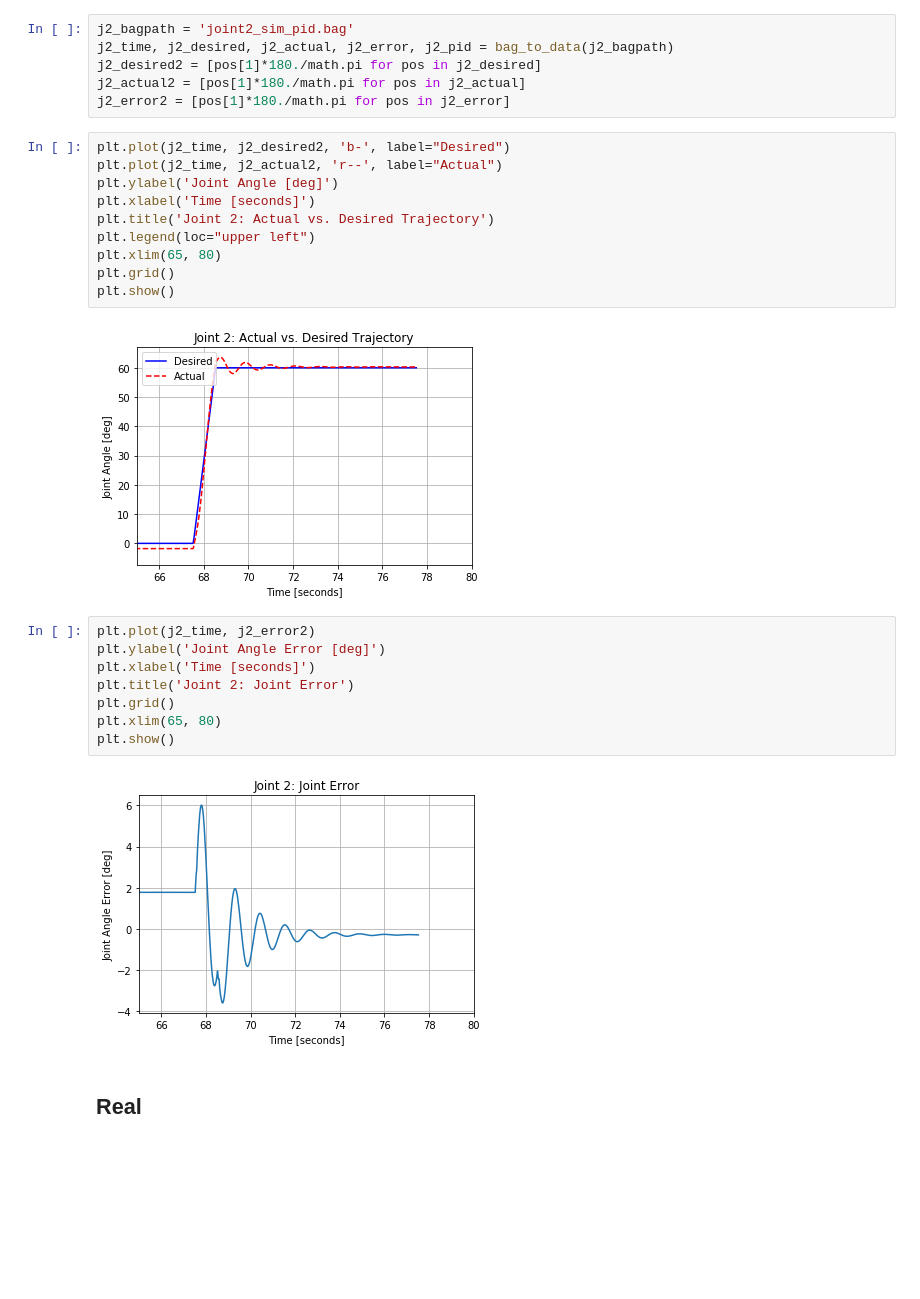
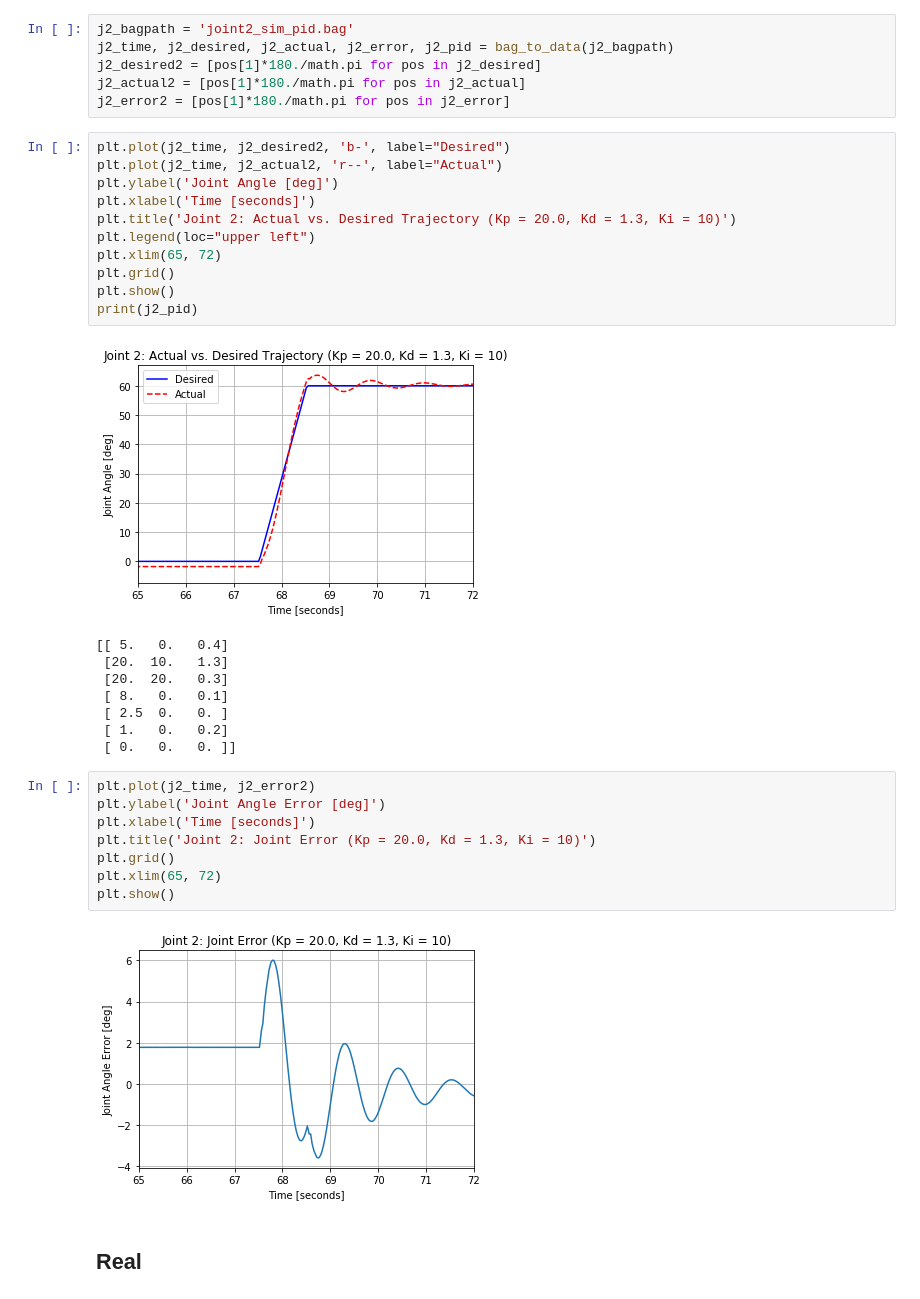
Before and after one commit to alonzolopez/bbot-master, a Jupyter notebook: rosbag/plot_joints_sim_pid.ipynb, the cells around one changed output. Cells and saved outputs as stored; diff of their text form; blank space fills up the shorter version.

```diff
--- a/rosbag/plot_joints_sim_pid.ipynb
+++ b/rosbag/plot_joints_sim_pid.ipynb
@@ -130,25 +138,33 @@ j2_error2 = [pos[1]*180./math.pi for pos in j2_error]
 # %%
 plt.plot(j2_time, j2_desired2, 'b-', label="Desired")
 plt.plot(j2_time, j2_actual2, 'r--', label="Actual")
 plt.ylabel('Joint Angle [deg]')
 plt.xlabel('Time [seconds]')
-plt.title('Joint 2: Actual vs. Desired Trajectory')
+plt.title('Joint 2: Actual vs. Desired Trajectory (Kp = 20.0, Kd = 1.3, Ki = 10)')
 plt.legend(loc="upper left")
-plt.xlim(65, 80)
+plt.xlim(65, 72)
 plt.grid()
 plt.show()
+print(j2_pid)
 # %% [output]
-[figure, old version]
+[figure, new version]
+[[ 5.   0.   0.4]
+ [20.  10.   1.3]
+ [20.  20.   0.3]
+ [ 8.   0.   0.1]
+ [ 2.5  0.   0. ]
+ [ 1.   0.   0.2]
+ [ 0.   0.   0. ]]
 # %%
 plt.plot(j2_time, j2_error2)
 plt.ylabel('Joint Angle Error [deg]')
 plt.xlabel('Time [seconds]')
-plt.title('Joint 2: Joint Error')
+plt.title('Joint 2: Joint Error (Kp = 20.0, Kd = 1.3, Ki = 10)')
 plt.grid()
-plt.xlim(65, 80)
+plt.xlim(65, 72)
 plt.show()
 # %% [output]
-[figure, old version]
+[figure, new version]
 # %% [markdown]
 ## Real
 # %% [markdown]
```
Also changed, not shown: parts of 10 cells of this notebook.
